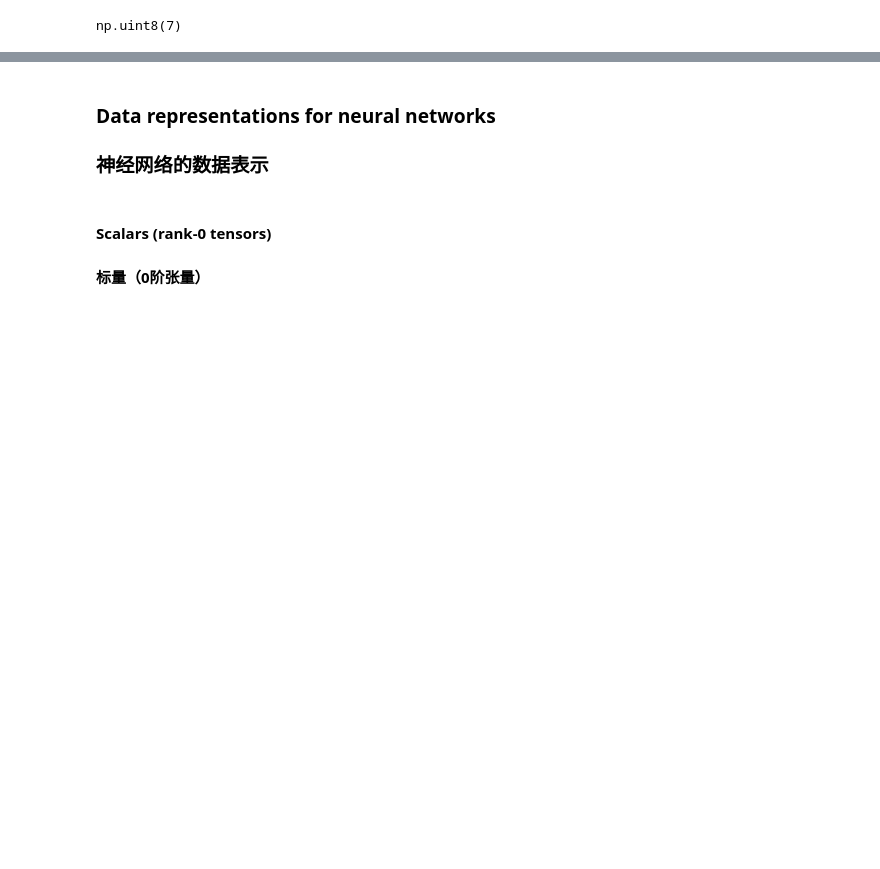
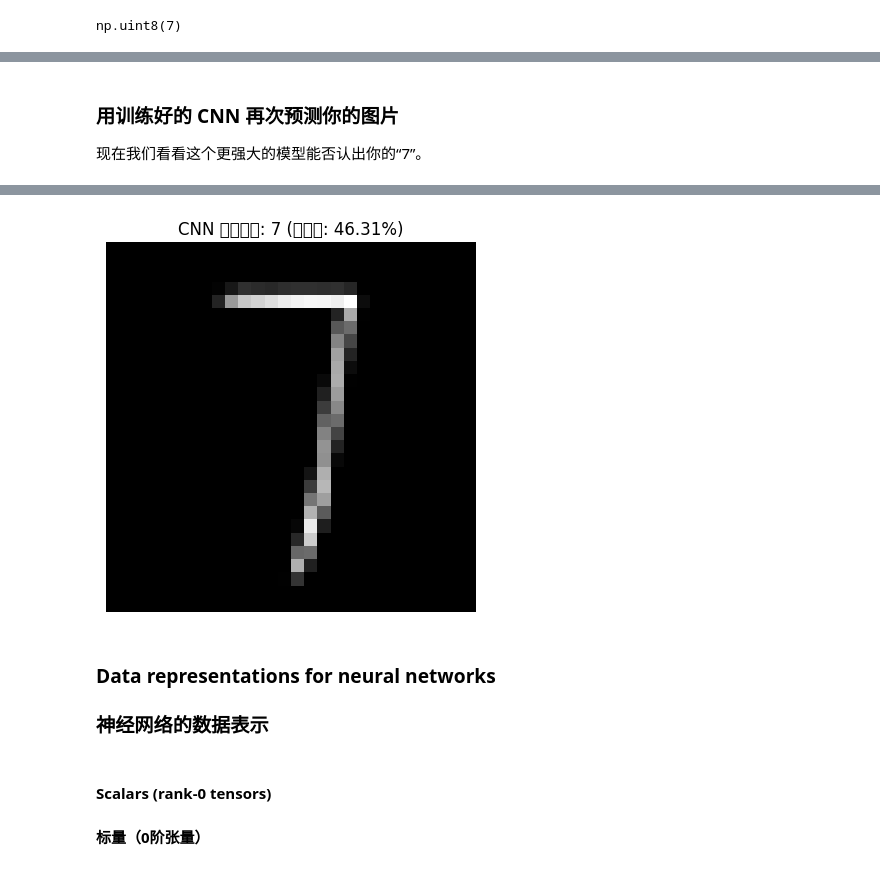
Before and after one commit to YUFEIFUT/deep-learning-with-python-notebooks, a Jupyter notebook: chapter02_mathematical-building-blocks.ipynb, the cells around one changed output, grey strips where cells are left out. Saved outputs shown, nothing was run; the diff lists cells and outputs as text; code cells hidden in the pictures; blank space fills up the shorter version.

```diff
--- a/chapter02_mathematical-building-blocks.ipynb
+++ b/chapter02_mathematical-building-blocks.ipynb
@@ -140,0 +250,25 @@ test_acc: 0.980400025844574
+# %%
+from keras import layers, models
+
+# 1. 准备数据 (CNN 需要 4D 输入: [batch, height, width, channels])
+(train_images_cnn, train_labels_cnn), _ = mnist.load_data()
+train_images_cnn = train_images_cnn.reshape((60000, 28, 28, 1)).astype("float32") / 255
+
+# 2. 构建 CNN 模型
+cnn_model = models.Sequential([
+    layers.Conv2D(32, (3, 3), activation="relu", input_shape=(28, 28, 1)),
+    layers.MaxPooling2D((2, 2)),
+    layers.Conv2D(64, (3, 3), activation="relu"),
+    layers.MaxPooling2D((2, 2)),
+    layers.Conv2D(64, (3, 3), activation="relu"),
+    layers.Flatten(),
+    layers.Dense(64, activation="relu"),
+    layers.Dense(10, activation="softmax")
+])
+
+# 3. 编译与训练
+cnn_model.compile(optimizer="adam",
+              loss="sparse_categorical_crossentropy",
+              metrics=["accuracy"])
+
+cnn_model.fit(train_images_cnn, train_labels_cnn, epochs=5, batch_size=64)
@@ -140,0 +287,19 @@ test_acc: 0.980400025844574
+# %% [markdown]
+### 用训练好的 CNN 再次预测你的图片
+现在我们看看这个更强大的模型能否认出你的“7”。
+# %%
+def cnn_predict(filename):
+    img = Image.open(filename).convert('L')
+    # 简单的预处理以匹配 CNN 输入
+    if np.mean(np.array(img)) > 127: img = ImageOps.invert(img)
+    img = img.resize((28, 28))
+    img_input = np.array(img).reshape(1, 28, 28, 1).astype("float32") / 255
+
+    pred = cnn_model.predict(img_input)
+    plt.imshow(img, cmap='gray')
+    plt.title(f"CNN 预测结果: {np.argmax(pred)} (置信度: {np.max(pred):.2%})")
+    plt.axis('off')
+    plt.show()
+
+cnn_predict('7.png')
+# %% [output]
@@ -141,3 +307,4 @@ test_acc: 0.980400025844574
+[figure, added]
 # %% [markdown]
 ### Data representations for neural networks
 ### 神经网络的数据表示
```
Also changed, not shown: parts of 14 cells of this notebook.
